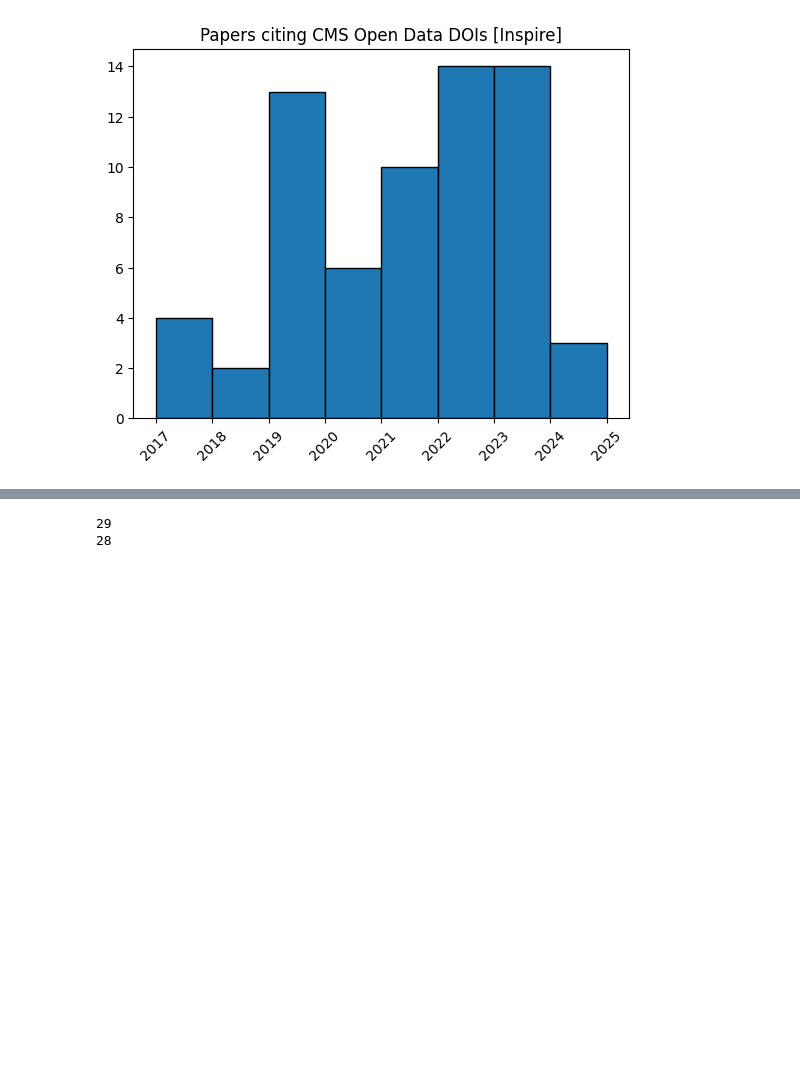
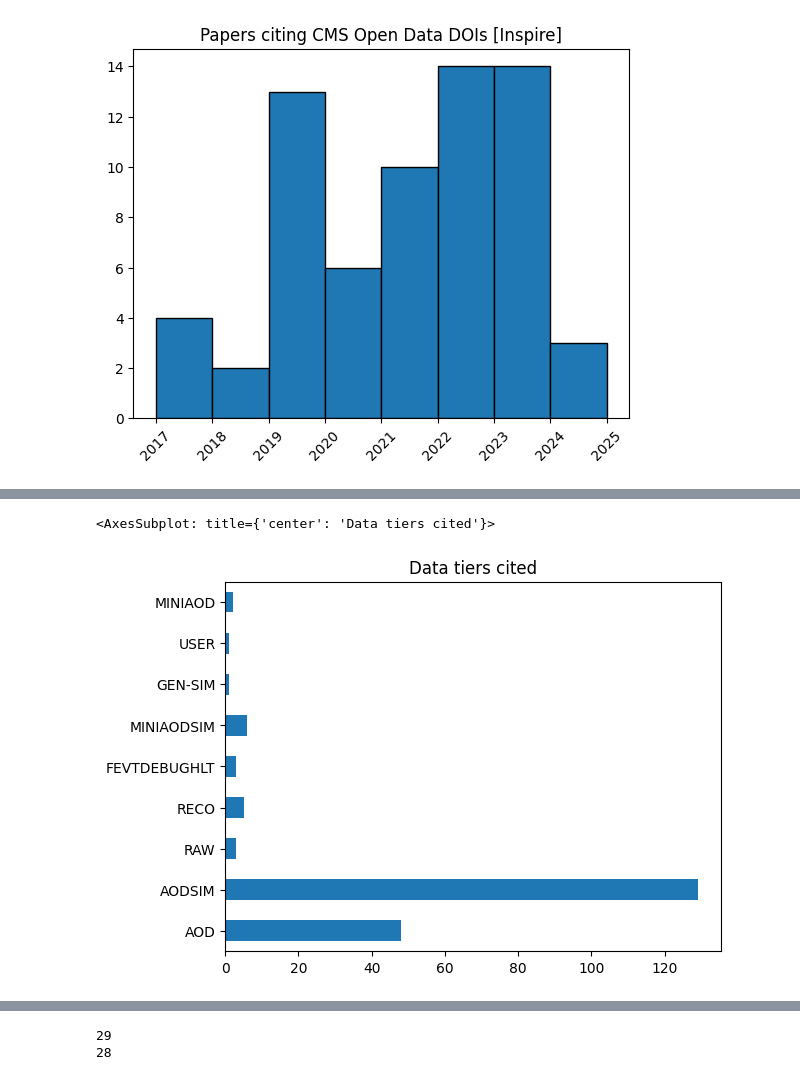
Before and after one commit to cms-dpoa/data-usage, a Jupyter notebook: publications.ipynb, the cells around one changed output, grey strips where cells are left out. Cells and saved outputs as stored; diff of their text form; code cells hidden in the pictures; blank space fills up the shorter version.

Commit message:
analyse datasets used and publications

```diff
--- a/publications.ipynb
+++ b/publications.ipynb
@@ -320,0 +306,41 @@ Name: codp_recids, Length: 66, dtype: object
+# %%
+titles = [[t.rstrip() for t in title] for title in titles]
+# %%
+'''
+Fetch out the dataset names by searching for /A/B/C pattern.
+
+Useful information:
+- A
+- Run201XY from B
+- C
+'''
+
+dataset_names = []
+dataset_eras = []
+dataset_tiers = []
+
+others = []
+
+for title in titles:
+    for t in title:
+
+        if len(re.findall('/', t)) == 3:
+
+            t = t.split('/')
+
+            if 'Run201' in t[2]:
+                dataset_eras.append(t[2].split('-')[0])
+
+            dataset_names.append(t[1])
+            dataset_tiers.append(t[3])
+
+        else:
+            others.append(t)
+# %%
+pd.Series(dataset_tiers).value_counts(sort=False).plot(
+    kind='barh',
+    title='Data tiers cited'
+)
+# %% [output]
+<AxesSubplot: title={'center': 'Data tiers cited'}>
+[figure, added]
```
Also changed, not shown: parts of 22 cells of this notebook.
